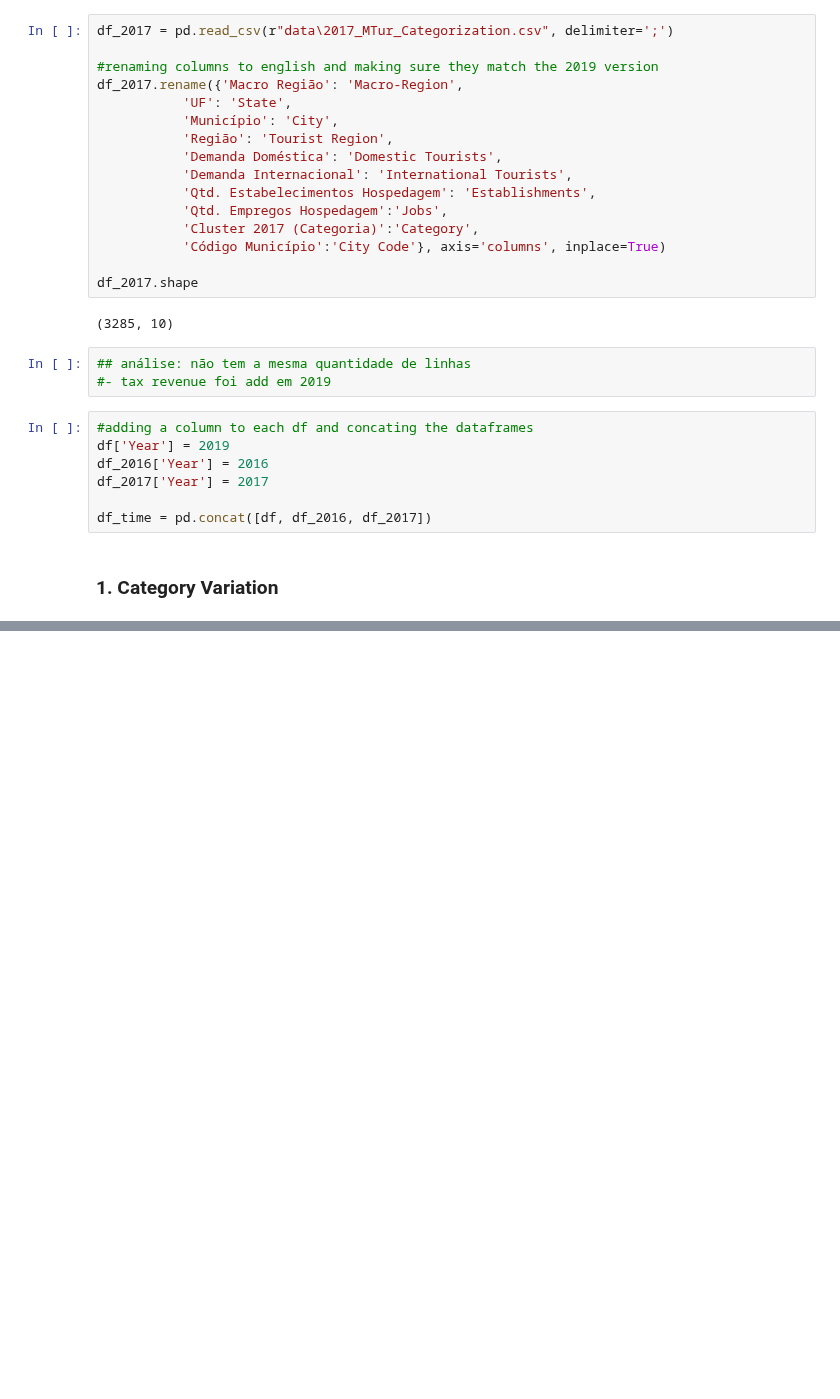
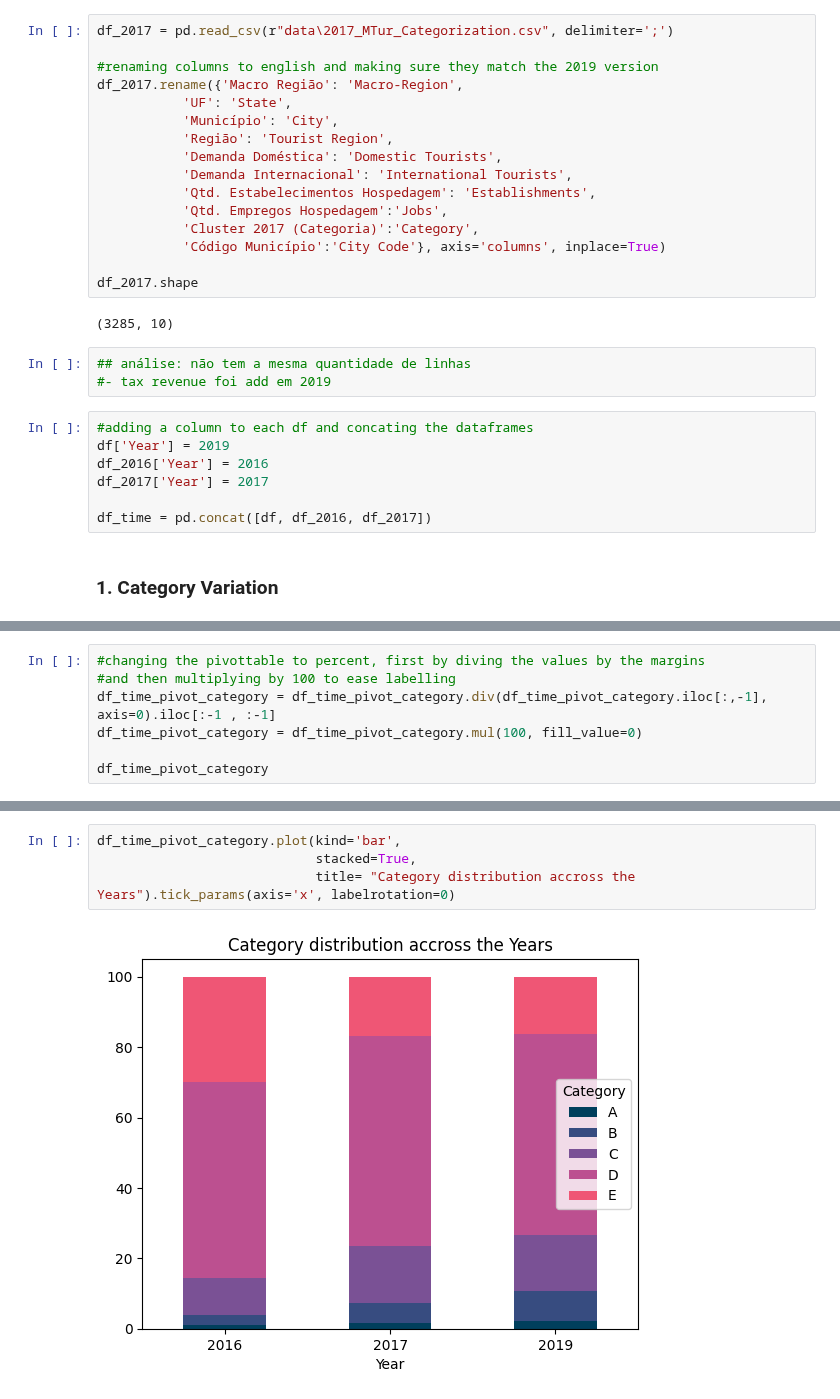
Before and after one commit to juhtolent/Brazil_Tourism, a Jupyter notebook: Exploratory Data Analysis - Tourism.ipynb, the cells around one changed output, grey strips where cells are left out. Drawn from its saved outputs; the diff is of its cells as text; blank space fills up the shorter version.

```diff
--- a/Exploratory Data Analysis - Tourism.ipynb
+++ b/Exploratory Data Analysis - Tourism.ipynb
@@ -391,0 +400,7 @@ df_time_pivot_category.plot(kind='bar', stacked=True, color=['red', 'skyblue', '
+# %%
+#changing the pivottable to percent, first by diving the values by the margins
+#and then multiplying by 100 to ease labelling
+df_time_pivot_category = df_time_pivot_category.div(df_time_pivot_category.iloc[:,-1], axis=0).iloc[:-1 , :-1]
+df_time_pivot_category = df_time_pivot_category.mul(100, fill_value=0)
+
+df_time_pivot_category
@@ -391,0 +413,6 @@ df_time_pivot_category.plot(kind='bar', stacked=True, color=['red', 'skyblue', '
+# %%
+df_time_pivot_category.plot(kind='bar',
+                            stacked=True,
+                            title= "Category distribution accross the Years").tick_params(axis='x', labelrotation=0)
+# %% [output]
+[figure, added]
```
Also changed, not shown: parts of 10 cells of this notebook.
